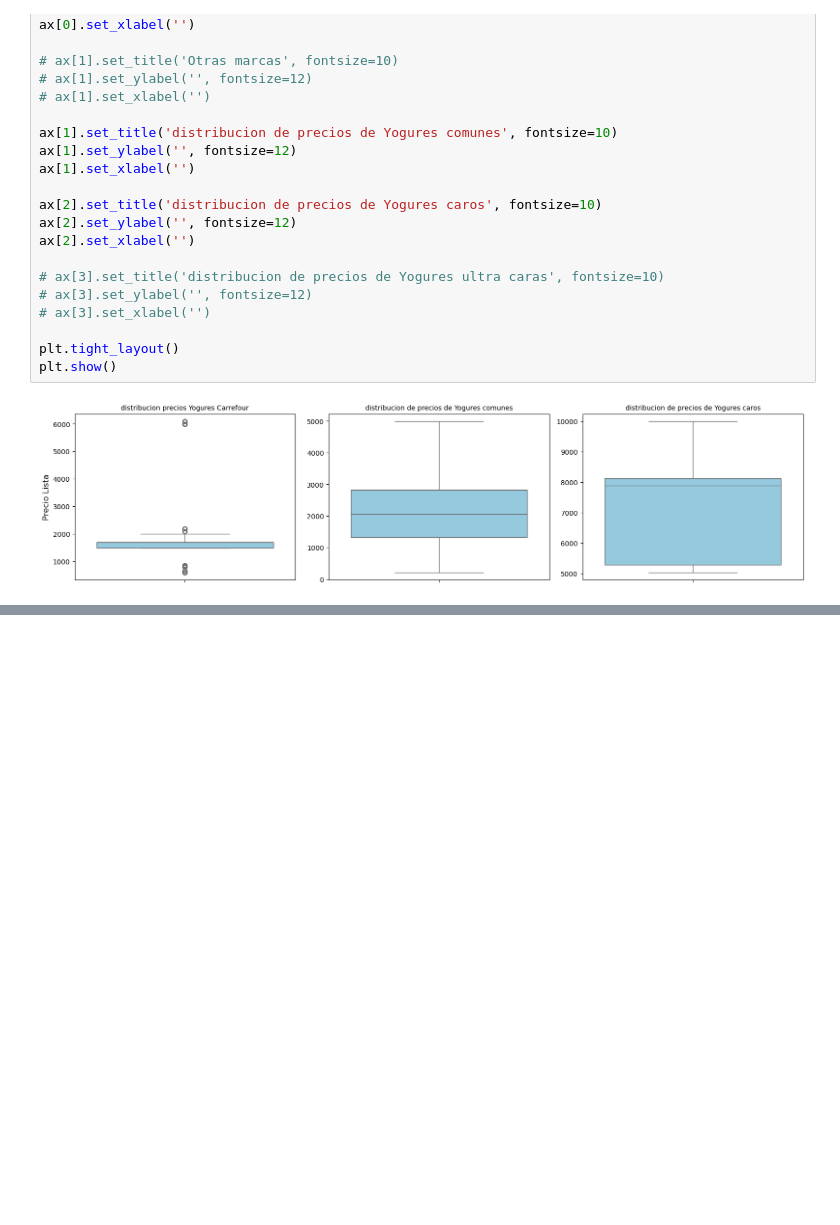
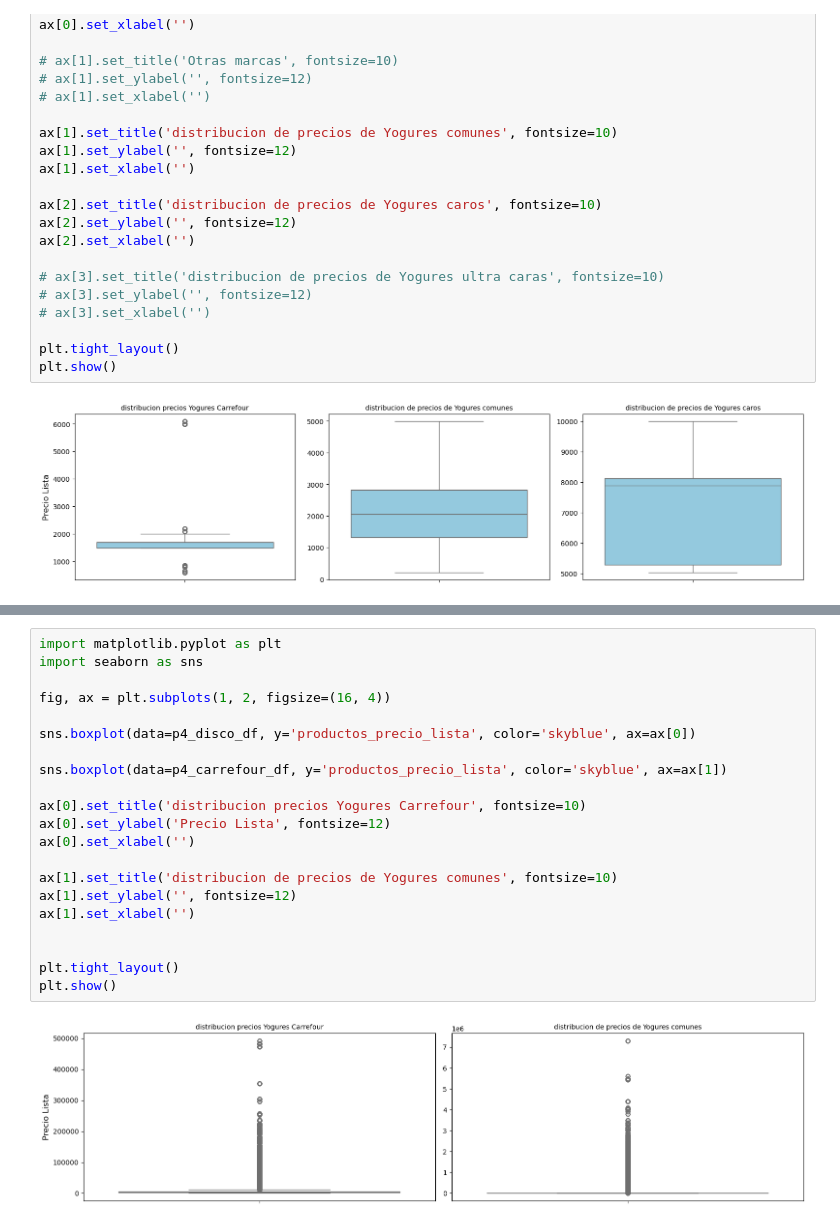
Before and after one commit to MMarck/AdD_proyecto, a Jupyter notebook: proyecto.ipynb, the cells around one changed output, grey strips where cells are left out. Cells and saved outputs as stored; diff of their text form; blank space fills up the shorter version.

```diff
--- a/proyecto.ipynb
+++ b/proyecto.ipynb
@@ -732,0 +878,23 @@ plt.show()
+# %%
+import matplotlib.pyplot as plt
+import seaborn as sns
+
+fig, ax = plt.subplots(1, 2, figsize=(16, 4))
+
+sns.boxplot(data=p4_disco_df, y='productos_precio_lista', color='skyblue', ax=ax[0])
+
+sns.boxplot(data=p4_carrefour_df, y='productos_precio_lista', color='skyblue', ax=ax[1])
+
+ax[0].set_title('distribucion precios Yogures Carrefour', fontsize=10)
+ax[0].set_ylabel('Precio Lista', fontsize=12)
+ax[0].set_xlabel('')
+
+ax[1].set_title('distribucion de precios de Yogures comunes', fontsize=10)
+ax[1].set_ylabel('', fontsize=12)
+ax[1].set_xlabel('')
+
+
+plt.tight_layout()
+plt.show()
+# %% [output]
+[figure, added]
```
Also changed, not shown: parts of 8 cells of this notebook, 1 other file.
